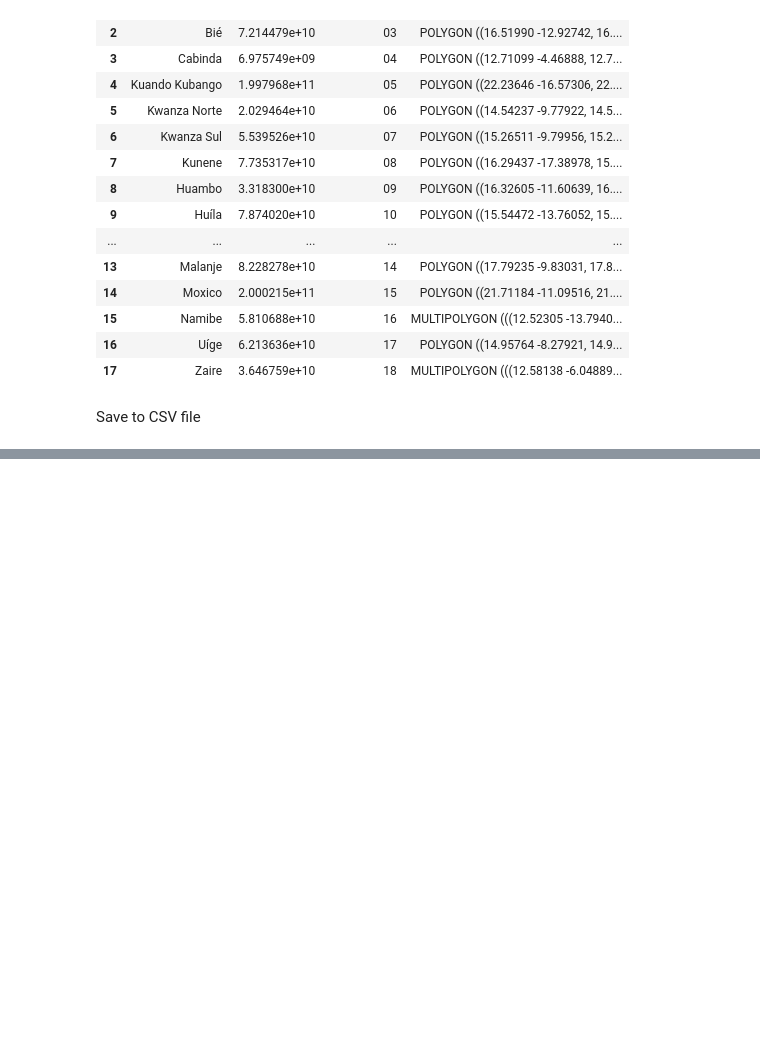
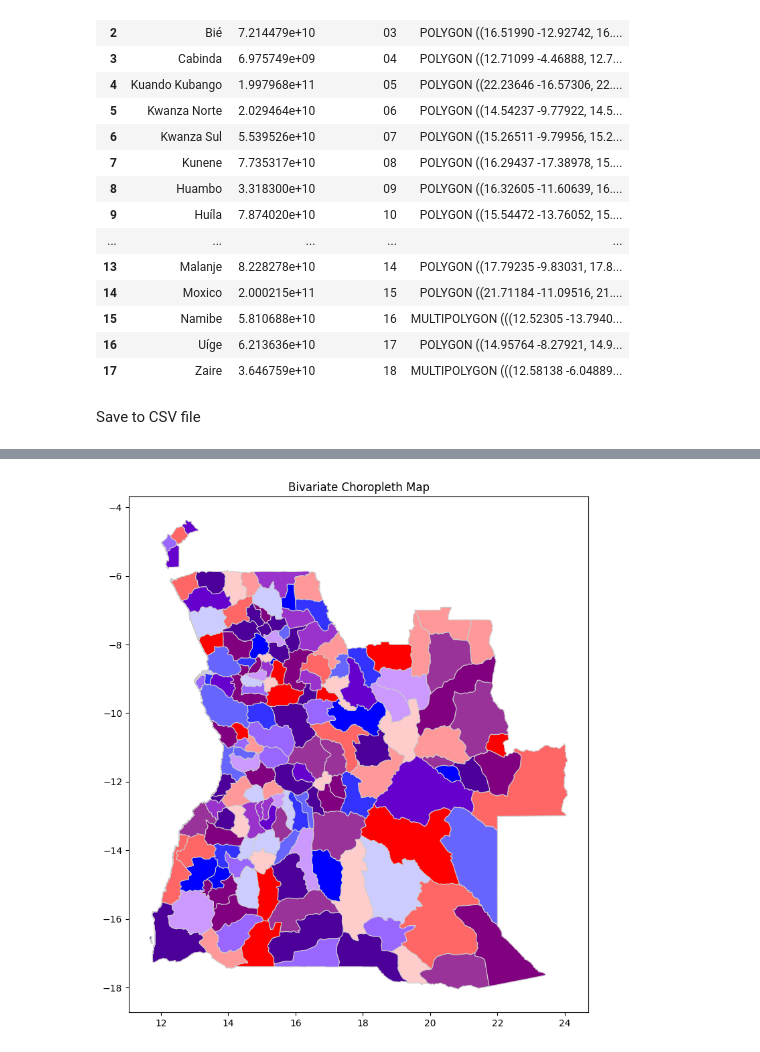
Before and after one commit to edrian-liao/angola-drought, a Jupyter notebook: notebooks/04_sv-ds_index.ipynb, the cells around one changed output, grey strips where cells are left out. Saved outputs shown, nothing was run; the diff lists cells and outputs as text; code cells hidden in the pictures; blank space fills up the shorter version.

```diff
--- a/notebooks/04_sv-ds_index.ipynb
+++ b/notebooks/04_sv-ds_index.ipynb
@@ -191,0 +252,16 @@ Can we show which municiplaties increased or decreased vulnerability when socioe
+# %%
+# Create sample bivariate data
+np.random.seed(0)
+gdf['variable1'] = np.random.randint(0, 4, len(gdf))
+gdf['variable2'] = np.random.randint(0, 4, len(gdf))
+
+# Combine variables to form the bivariate class
+gdf['bivariate_class'] = gdf['variable1'] * 4 + gdf['variable2']
+
+# Plot the data with the custom colormap
+fig, ax = plt.subplots(1, 1, figsize=(10, 10))
+gdf.plot(column='bivariate_class', cmap=cmap, linewidth=0.8, ax=ax, edgecolor='0.8')
+ax.set_title('Bivariate Choropleth Map')
+plt.show()
+# %% [output]
+[figure, added]
```
Also changed, not shown: parts of 19 cells of this notebook, 3 other files.
